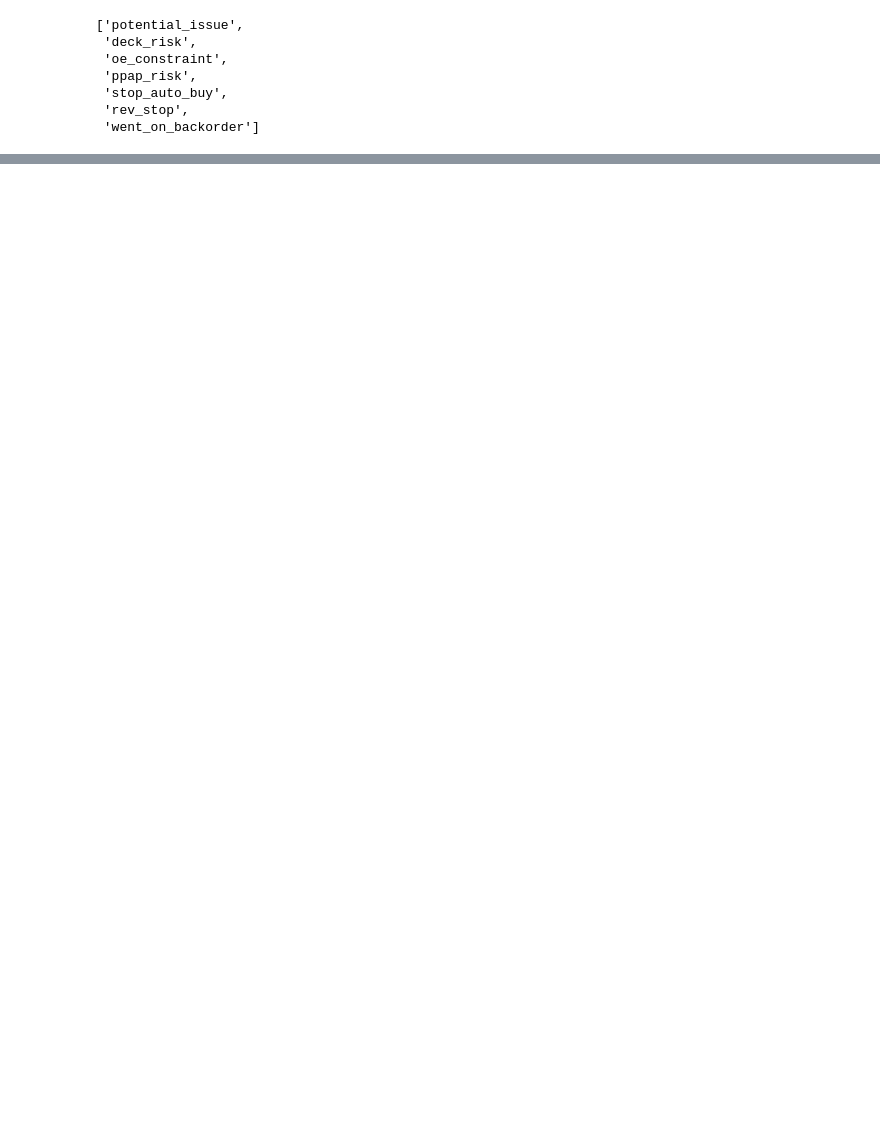
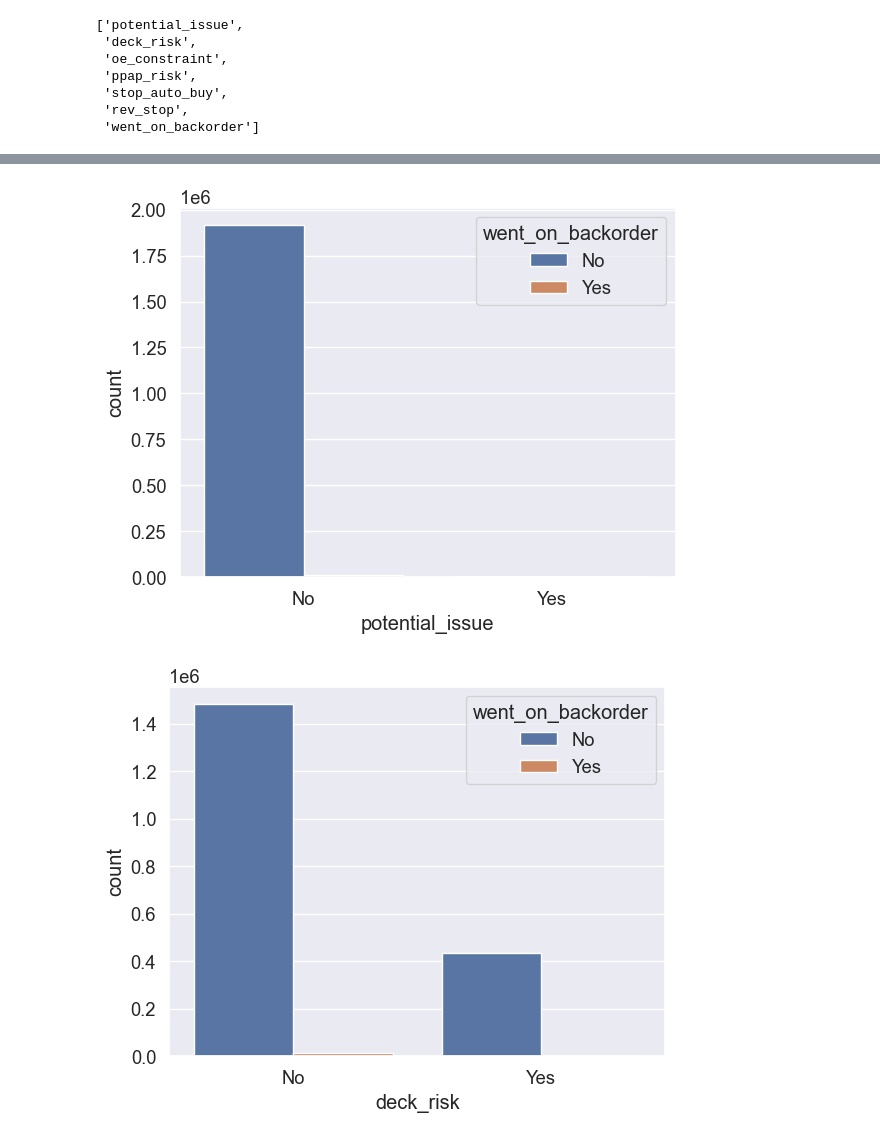
Before and after one commit to Michael-yousuf123/backorder-prediction, a Jupyter notebook: notebook/exploration.ipynb, the cells around one changed output, grey strips where cells are left out. Saved outputs shown, nothing was run; the diff lists cells and outputs as text; code cells hidden in the pictures; blank space fills up the shorter version.

```diff
--- a/notebook/exploration.ipynb
+++ b/notebook/exploration.ipynb
@@ -175,6 +174,8 @@ df.describe().T
 | perf_6_month_avg | 1929935.0 | -6.899870 | 26.599879 | -99.0 | 0.63 | 0.82 | 0.96 | 1.0 |
 | perf_12_month_avg | 1929935.0 | -6.462343 | 25.883429 | -99.0 | 0.66 | 0.81 | 0.95 | 1.0 |
 | local_bo_qty | 1929935.0 | 0.653704 | 35.432295 | 0.0 | 0.00 | 0.00 | 0.00 | 12530.0 |
+# %%
+df = df.loc[:,~df.columns.duplicated(keep='first')]
 # %%
 df = df.drop(columns = ["sku"])
 # %%
@@ -201,2 +205,11 @@ Index(['index', 'national_inv', 'lead_time', 'in_transit_qty',
        'local_bo_qty'],
       dtype='object')
+# %%
+import matplotlib.pyplot as plt
+for cols in cat:
+    if cols != "went_on_backorder":
+        sns.countplot(x=cols, data = df, hue= "went_on_backorder")
+        plt.show()
+# %% [output]
+[figure, added]
+[figure, added]
```
Also changed, not shown: parts of 9 cells of this notebook, 1 other file.
